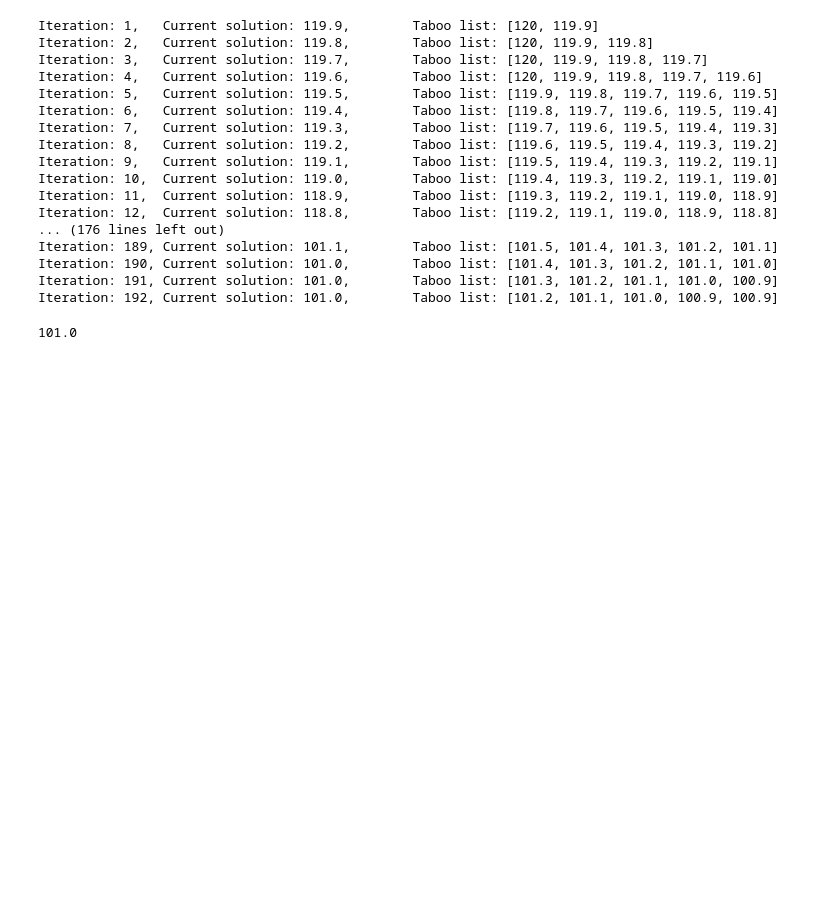
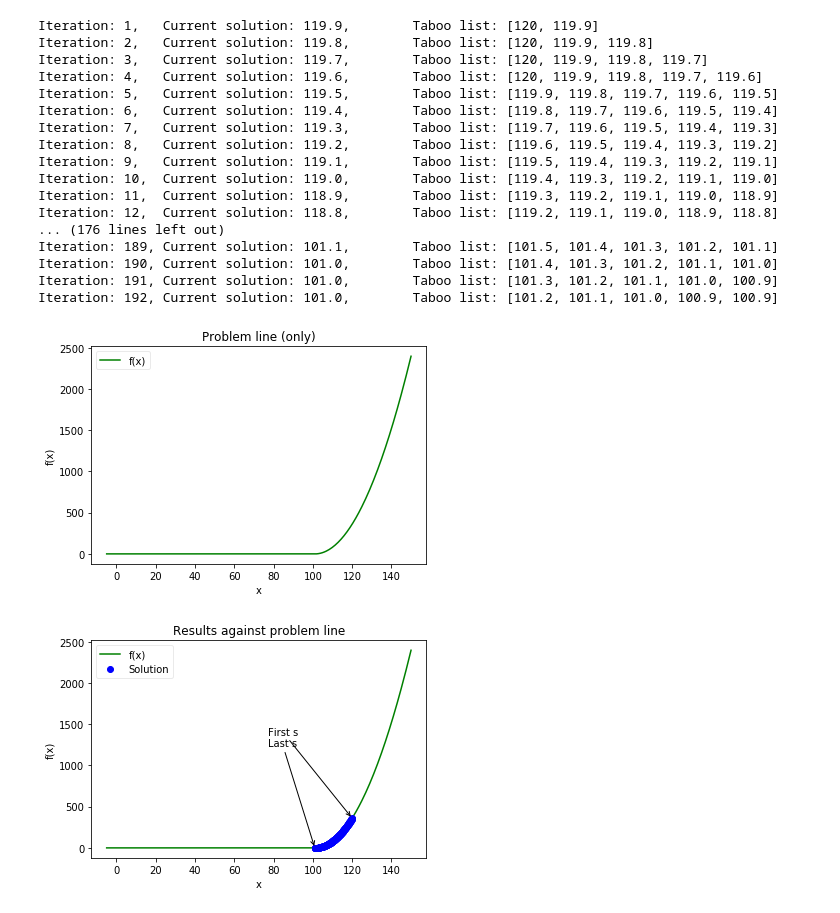
Before and after one commit to DTopping256/OT, a Jupyter notebook: problem1/tabooSearch/tabooSearch.ipynb, the cells around one changed output. Cells and saved outputs as stored; diff of their text form; code cells hidden in the pictures; blank space fills up the shorter version.

Commit message:
Cleaned up GA code and did more work on Taboo search for problem 1.

```diff
--- a/problem1/tabooSearch/tabooSearch.ipynb
+++ b/problem1/tabooSearch/tabooSearch.ipynb
@@ -23,7 +73,7 @@ def get_neighbourhood(s0, step_size):
 max_i = 300
 step_size = 0.1
 
-taboo_search(s0, stop_function, taboo_memory, get_neighbourhood, True, stop_args={"max_i": max_i}, neighbourhood_args={"step_size": step_size})
+results = taboo_search(f, s0, stop_function, taboo_memory, get_neighbourhood, True, stop_args={"max_i": max_i}, neighbourhood_args={"step_size": step_size})
 # %% [output]
 Iteration: 1,   Current solution: 119.9,        Taboo list: [120, 119.9]
 Iteration: 2,   Current solution: 119.8,        Taboo list: [120, 119.9, 119.8]
@@ -42,4 +92,8 @@ Iteration: 189, Current solution: 101.1,        Taboo list: [101.5, 101.4, 101.3
 Iteration: 190, Current solution: 101.0,        Taboo list: [101.4, 101.3, 101.2, 101.1, 101.0]
 Iteration: 191, Current solution: 101.0,        Taboo list: [101.3, 101.2, 101.1, 101.0, 100.9]
 Iteration: 192, Current solution: 101.0,        Taboo list: [101.2, 101.1, 101.0, 100.9, 100.9]
-101.0
+# %%
+plot_taboo_search_metaheuristic(f, (-5, 150), results)
+# %% [output]
+[figure, added]
+[figure, added]
```
Also changed, not shown: parts of 6 cells of this notebook, 16 other files.
